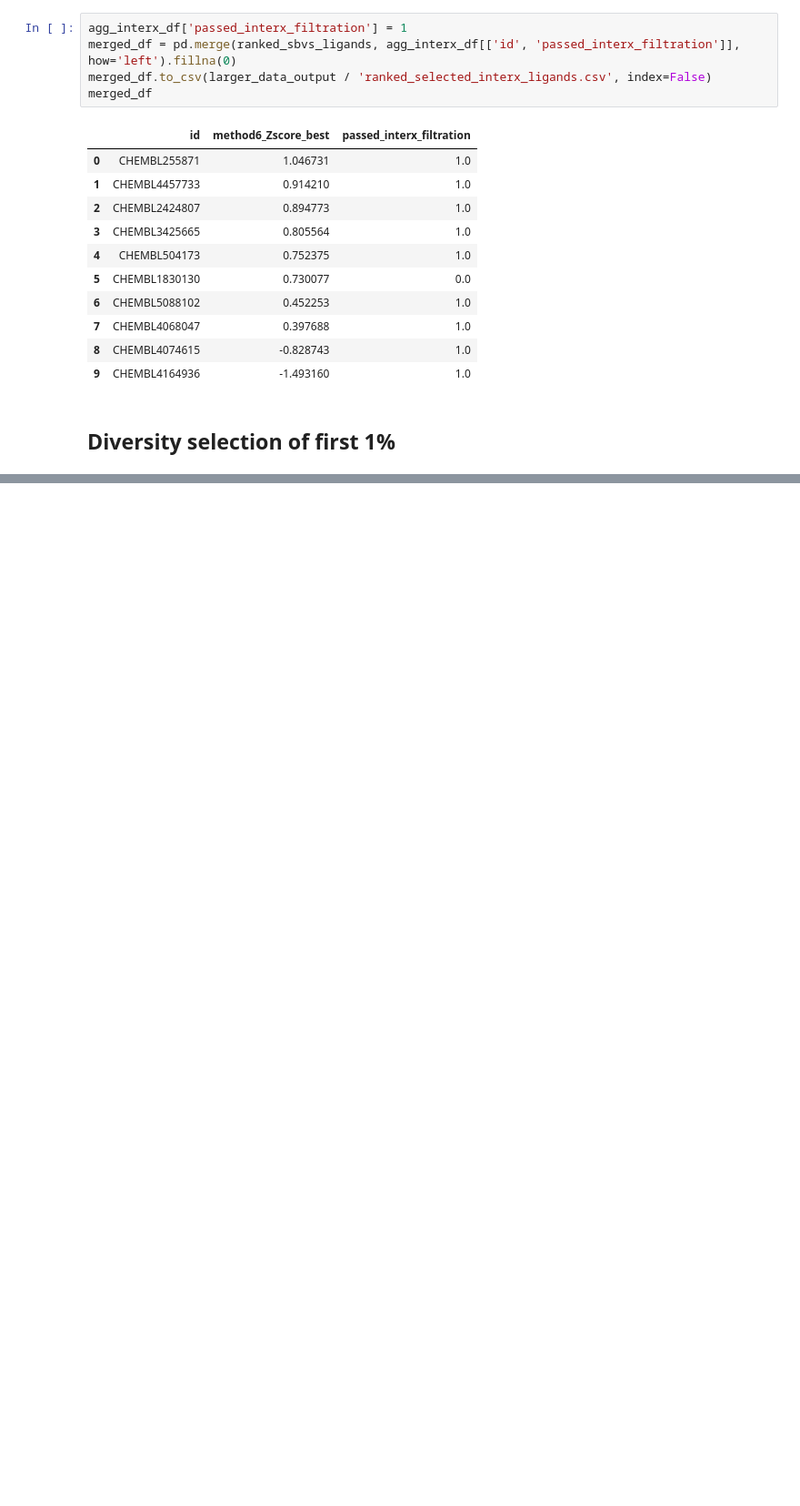
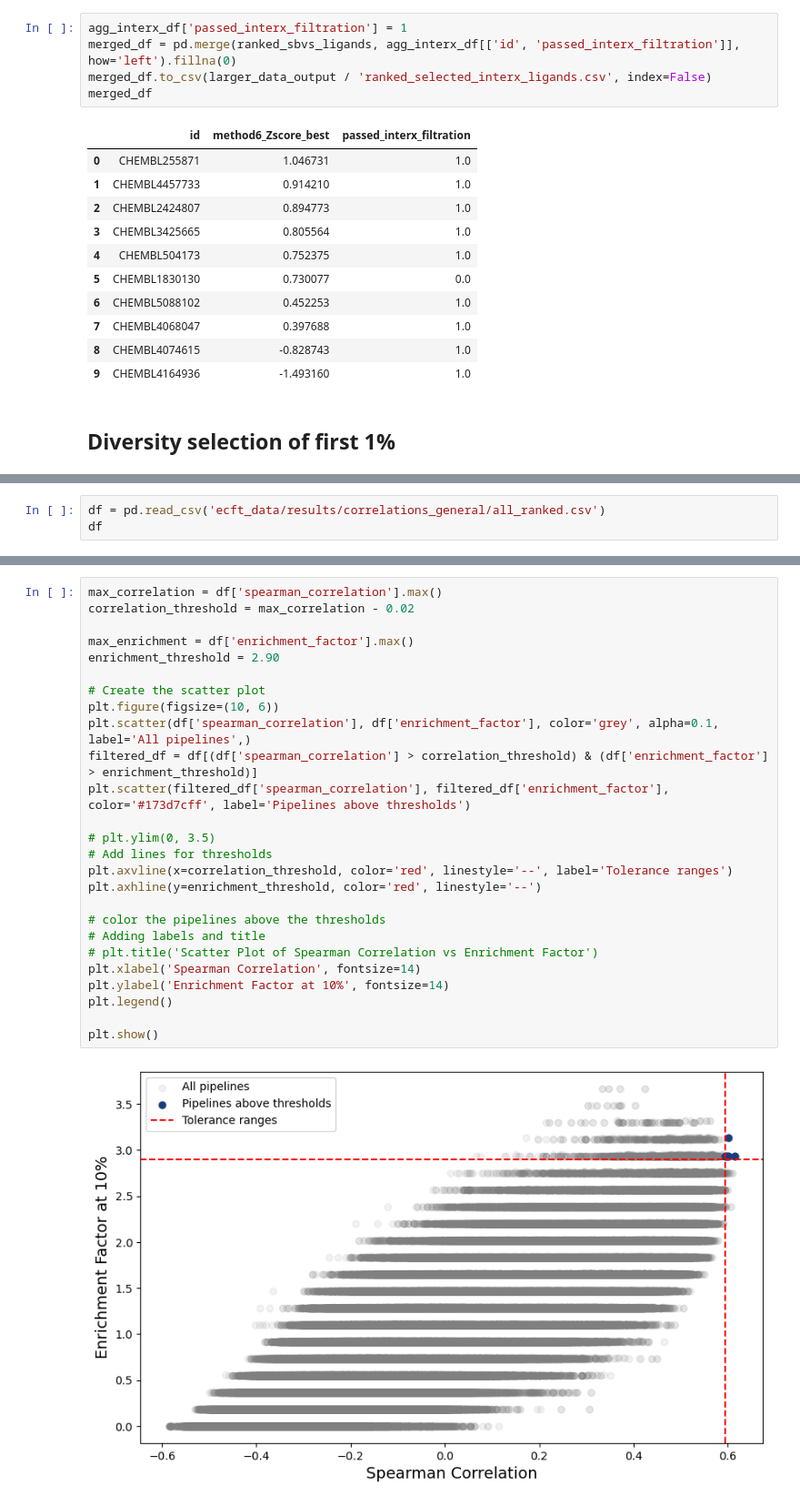
Before and after one commit to volkamerlab/MolDockLab, a Jupyter notebook: test_run.ipynb, the cells around one changed output, grey strips where cells are left out. Shown at 91% size. Cells and saved outputs as stored; diff of their text form; blank space fills up the shorter version.

```diff
--- a/test_run.ipynb
+++ b/test_run.ipynb
@@ -658,0 +950,3 @@ clustered_df
+# %%
+df = pd.read_csv('ecft_data/results/correlations_general/all_ranked.csv')
+df
@@ -658,0 +967,28 @@ clustered_df
+# %%
+max_correlation = df['spearman_correlation'].max()
+correlation_threshold = max_correlation - 0.02
+
+max_enrichment = df['enrichment_factor'].max()
+enrichment_threshold = 2.90
+
+# Create the scatter plot
+plt.figure(figsize=(10, 6))
+plt.scatter(df['spearman_correlation'], df['enrichment_factor'], color='grey', alpha=0.1, label='All pipelines',)
+filtered_df = df[(df['spearman_correlation'] > correlation_threshold) & (df['enrichment_factor'] > enrichment_threshold)]
+plt.scatter(filtered_df['spearman_correlation'], filtered_df['enrichment_factor'], color='#173d7cff', label='Pipelines above thresholds')
+
+# plt.ylim(0, 3.5)
+# Add lines for thresholds
+plt.axvline(x=correlation_threshold, color='red', linestyle='--', label='Tolerance ranges')
+plt.axhline(y=enrichment_threshold, color='red', linestyle='--')
+
+# color the pipelines above the thresholds
+# Adding labels and title
+# plt.title('Scatter Plot of Spearman Correlation vs Enrichment Factor')
+plt.xlabel('Spearman Correlation', fontsize=14)
+plt.ylabel('Enrichment Factor at 10%', fontsize=14)
+plt.legend()
+
+plt.show()
+# %% [output]
+[figure, added]
```
Also changed, not shown: parts of 38 cells of this notebook, 5 other files.
